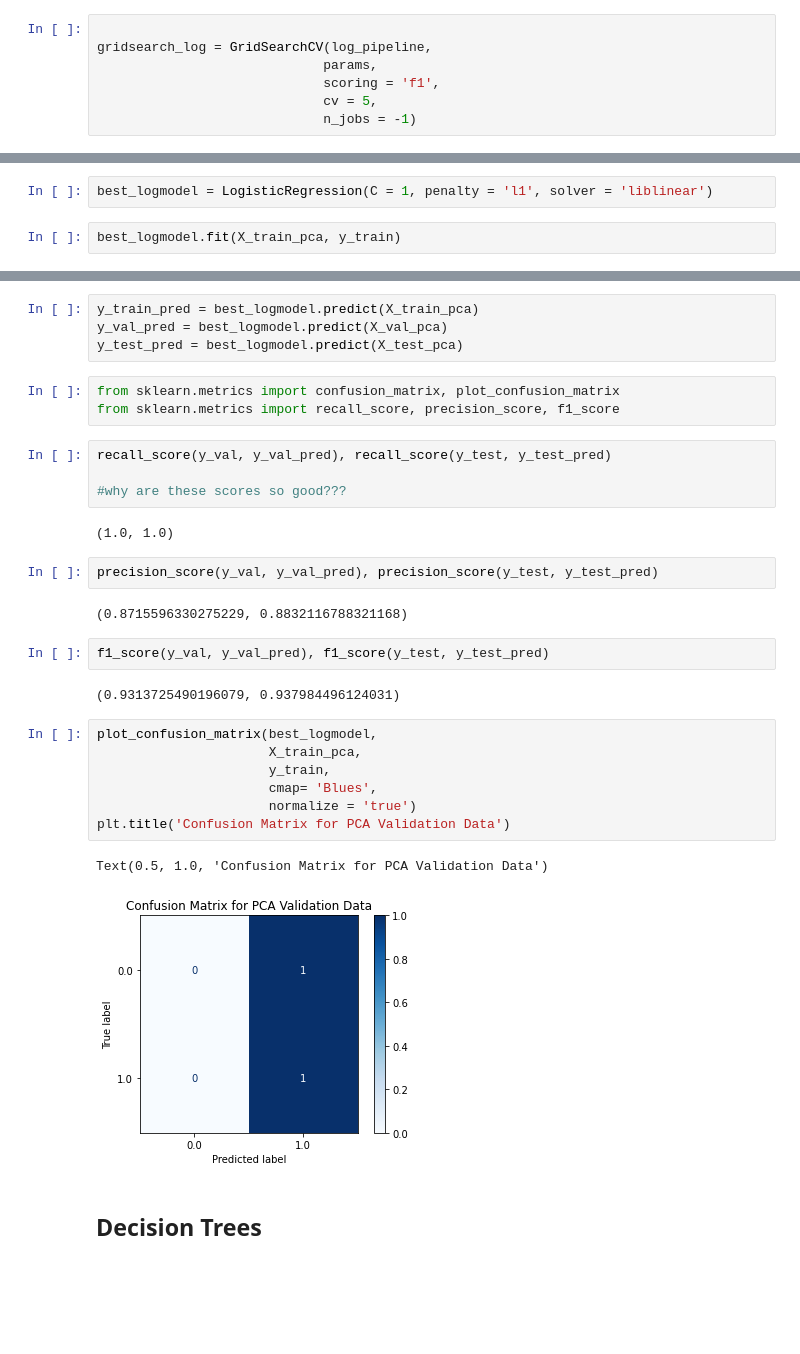
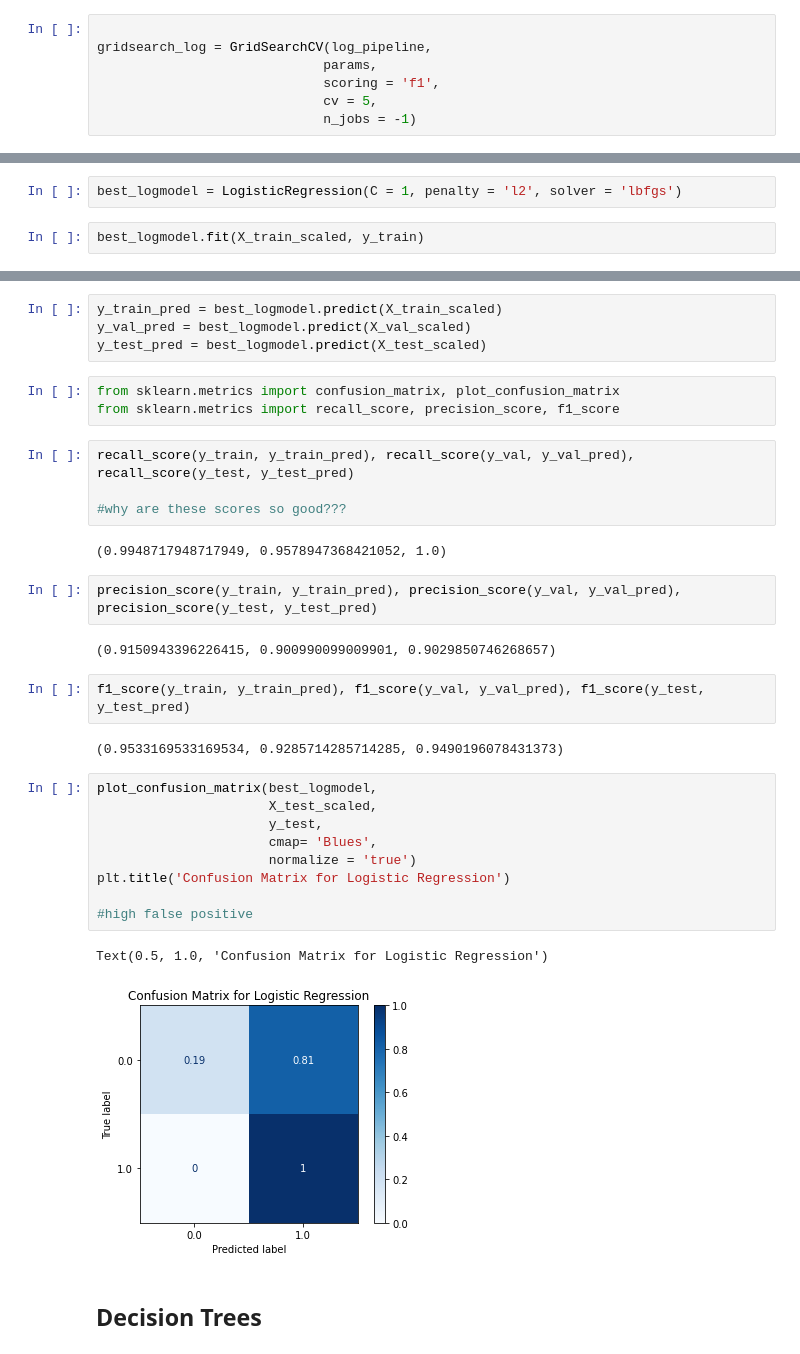
Before and after one commit to kangand/1000ml, a Jupyter notebook: unit4_project/Model Testing.ipynb, the cells around one changed output, grey strips where cells are left out. Cells and saved outputs as stored; diff of their text form; blank space fills up the shorter version.

```diff
--- a/unit4_project/Model Testing.ipynb
+++ b/unit4_project/Model Testing.ipynb
@@ -140,7 +139,7 @@ gridsearch_log.best_params_
 # %%
-best_logmodel = LogisticRegression(C = 1, penalty = 'l1', solver = 'liblinear')
+best_logmodel = LogisticRegression(C = 1, penalty = 'l2', solver = 'lbfgs')
 # %%
-best_logmodel.fit(X_train_pca, y_train)
+best_logmodel.fit(X_train_scaled, y_train)
 # %% [output]
 LogisticRegression(C=1, class_weight=None, dual=False, fit_intercept=True,
                    intercept_scaling=1, l1_ratio=None, max_iter=100,
@@ -152,36 +151,38 @@ best_logmodel.score(X_val_pca, y_val)
 # %% [output]
 0.8715596330275229
 # %%
-y_train_pred = best_logmodel.predict(X_train_pca)
-y_val_pred = best_logmodel.predict(X_val_pca)
-y_test_pred = best_logmodel.predict(X_test_pca)
+y_train_pred = best_logmodel.predict(X_train_scaled)
+y_val_pred = best_logmodel.predict(X_val_scaled)
+y_test_pred = best_logmodel.predict(X_test_scaled)
 # %%
 from sklearn.metrics import confusion_matrix, plot_confusion_matrix
 from sklearn.metrics import recall_score, precision_score, f1_score
 # %%
-recall_score(y_val, y_val_pred), recall_score(y_test, y_test_pred)
+recall_score(y_train, y_train_pred), recall_score(y_val, y_val_pred), recall_score(y_test, y_test_pred)
 
 #why are these scores so good???
 # %% [output]
-(1.0, 1.0)
+(0.9948717948717949, 0.9578947368421052, 1.0)
 # %%
-precision_score(y_val, y_val_pred), precision_score(y_test, y_test_pred)
+precision_score(y_train, y_train_pred), precision_score(y_val, y_val_pred), precision_score(y_test, y_test_pred)
 # %% [output]
-(0.8715596330275229, 0.8832116788321168)
+(0.9150943396226415, 0.900990099009901, 0.9029850746268657)
 # %%
-f1_score(y_val, y_val_pred), f1_score(y_test, y_test_pred)
+f1_score(y_train, y_train_pred), f1_score(y_val, y_val_pred), f1_score(y_test, y_test_pred)
 # %% [output]
-(0.9313725490196079, 0.937984496124031)
+(0.9533169533169534, 0.9285714285714285, 0.9490196078431373)
 # %%
 plot_confusion_matrix(best_logmodel,
-                      X_train_pca,
-                      y_train,
+                      X_test_scaled,
+                      y_test,
                       cmap= 'Blues',
                       normalize = 'true')
-plt.title('Confusion Matrix for PCA Validation Data')
+plt.title('Confusion Matrix for Logistic Regression')
+
+#high false positive
 # %% [output]
-Text(0.5, 1.0, 'Confusion Matrix for PCA Validation Data')
+Text(0.5, 1.0, 'Confusion Matrix for Logistic Regression')
-[figure, old version]
+[figure, new version]
 # %% [markdown]
 ## Decision Trees
 # %%
```
Also changed, not shown: parts of 18 cells of this notebook.
